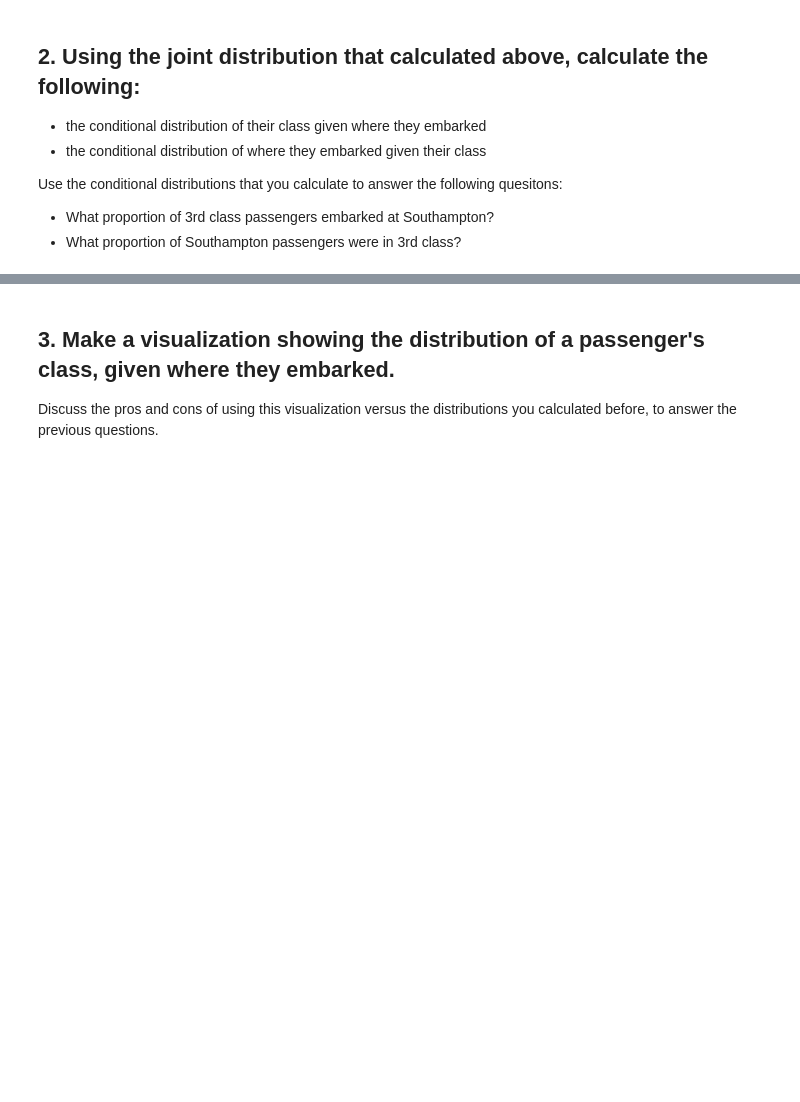
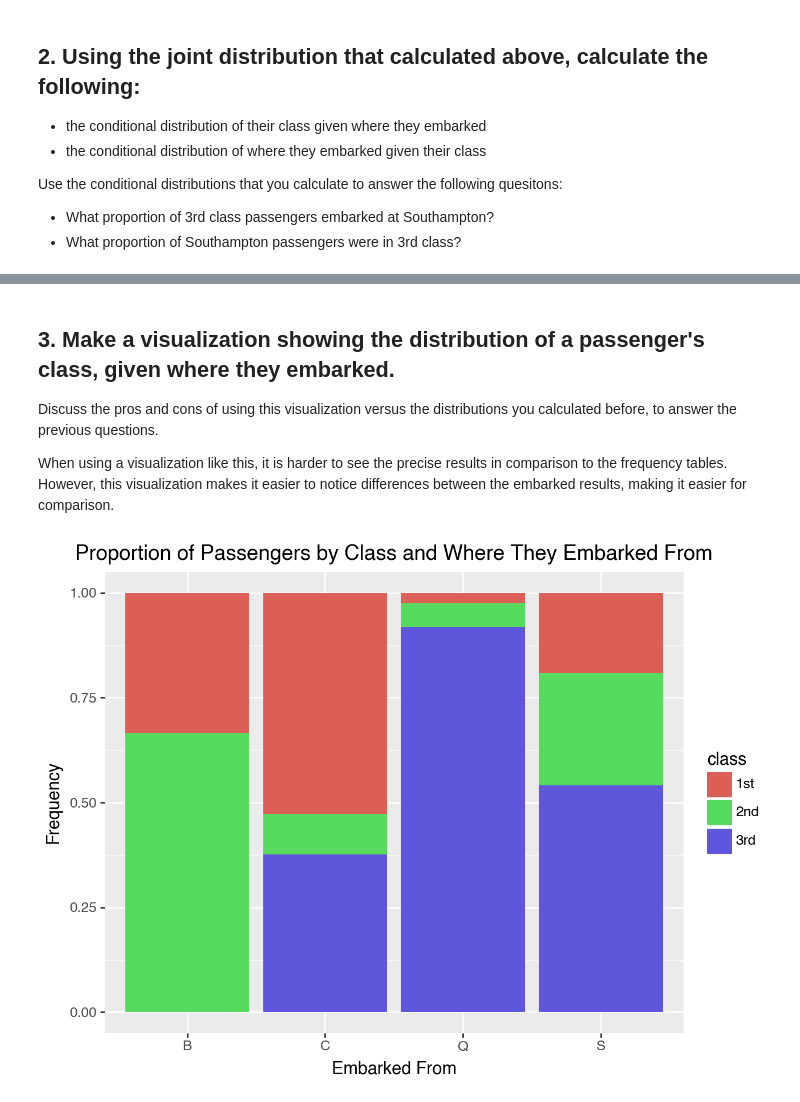
Before and after one commit to chloefeehan/GSB544, a Jupyter notebook: In_Class/Week_2/Titanic_Wrangling.ipynb, the cells around one changed output, grey strips where cells are left out. Cells and saved outputs as stored; diff of their text form; code cells hidden in the pictures; blank space fills up the shorter version.

```diff
--- a/In_Class/Week_2/Titanic_Wrangling.ipynb
+++ b/In_Class/Week_2/Titanic_Wrangling.ipynb
@@ -40,3 +78,5 @@ Use the conditional distributions that you calculate to answer the following que
 ## 3. Make a visualization showing the distribution of a passenger's class, given where they embarked.
 
 Discuss the pros and cons of using this visualization versus the distributions you calculated before, to answer the previous questions.
+
+When using a visualization like this, it is harder to see the precise results in comparison to the frequency tables. However, this visualization makes it easier to notice differences between the embarked results, making it easier for comparison.
@@ -44,0 +83,11 @@ Discuss the pros and cons of using this visualization versus the distributions y
+# %%
+from plotnine import *
+
+(ggplot(passengers,
+aes(x = "embarked", fill = "class"))
++ geom_bar(position = "fill")
++ labs(x = "Embarked From", y = "Frequency",
+        title = "Proportion of Passengers by Class and Where They Embarked From")
+)
+# %% [output]
+[figure, added]
```
Also changed, not shown: parts of 4 cells of this notebook, 17 other files.
